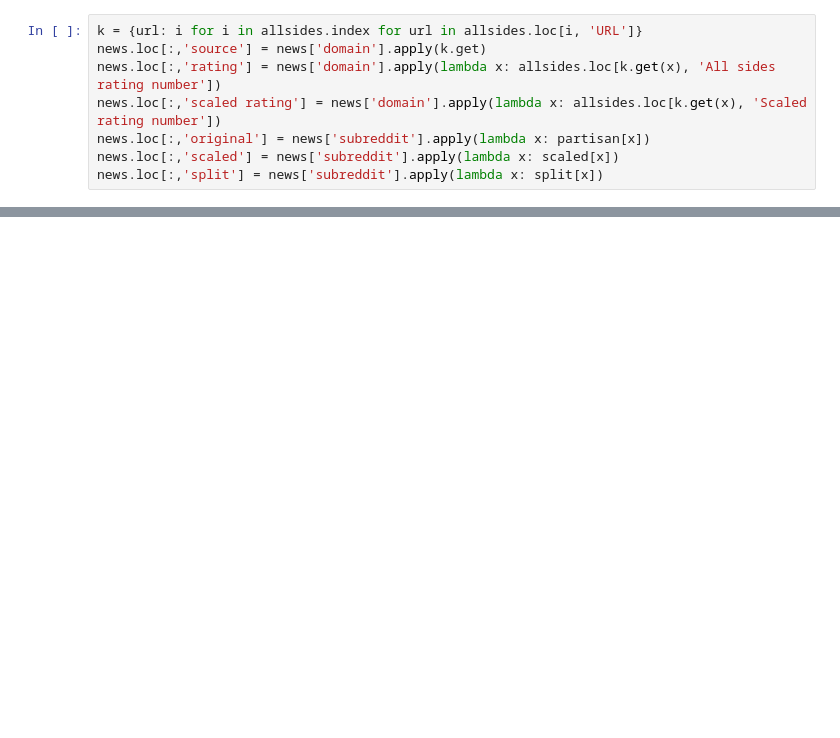
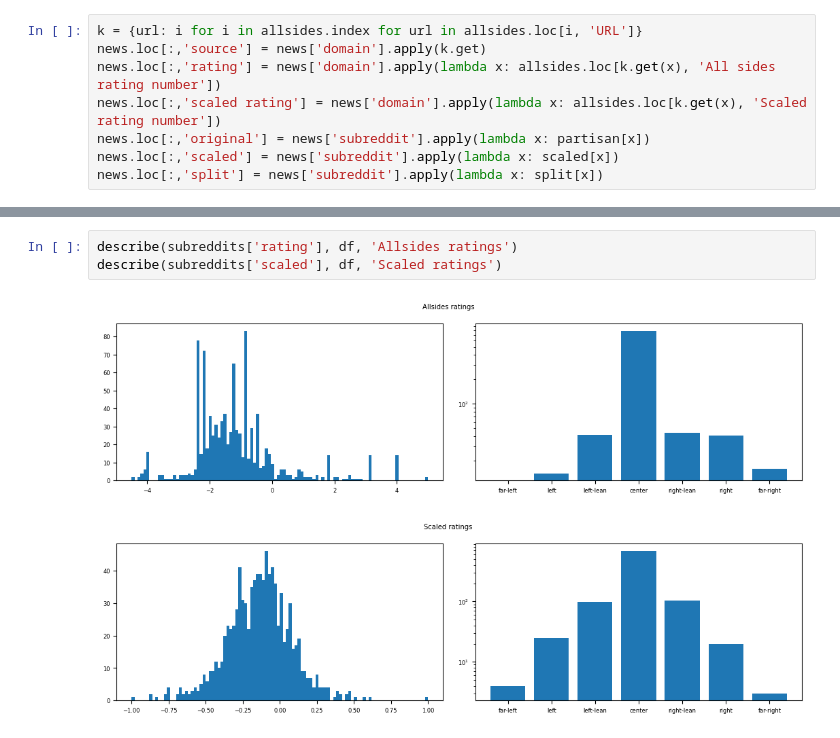
Before and after one commit to EzzeldinIsmail/CSCD25Proj, a Jupyter notebook: src/Project.ipynb, the cells around one changed output, grey strips where cells are left out. Saved outputs shown, nothing was run; the diff lists cells and outputs as text; blank space fills up the shorter version.

```diff
--- a/src/Project.ipynb
+++ b/src/Project.ipynb
@@ -199,0 +204,6 @@ plt.legend()
+# %%
+describe(subreddits['rating'], df, 'Allsides ratings')
+describe(subreddits['scaled'], df, 'Scaled ratings')
+# %% [output]
+[figure, added]
+[figure, added]
```
Also changed, not shown: parts of 18 cells of this notebook.
